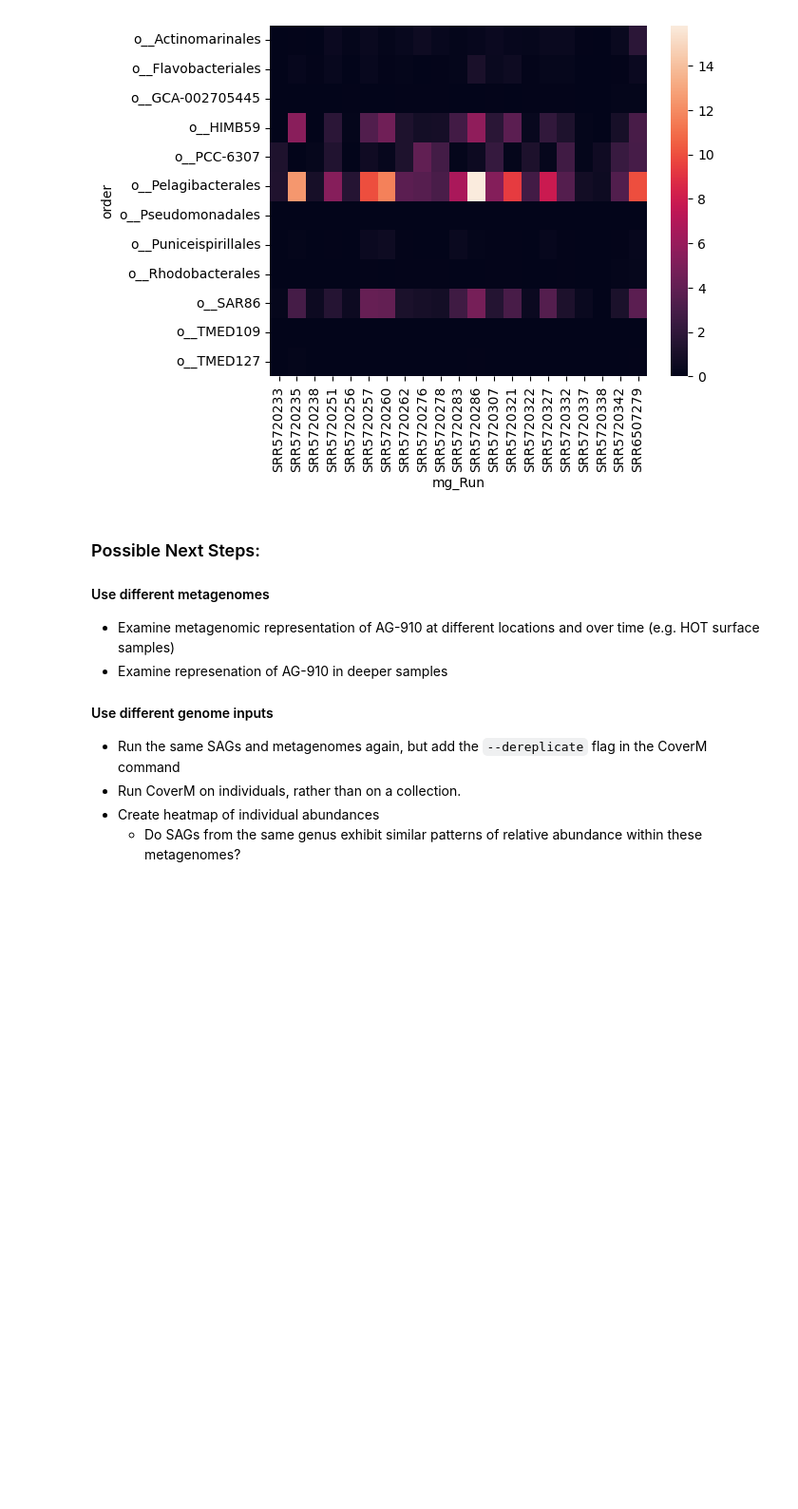
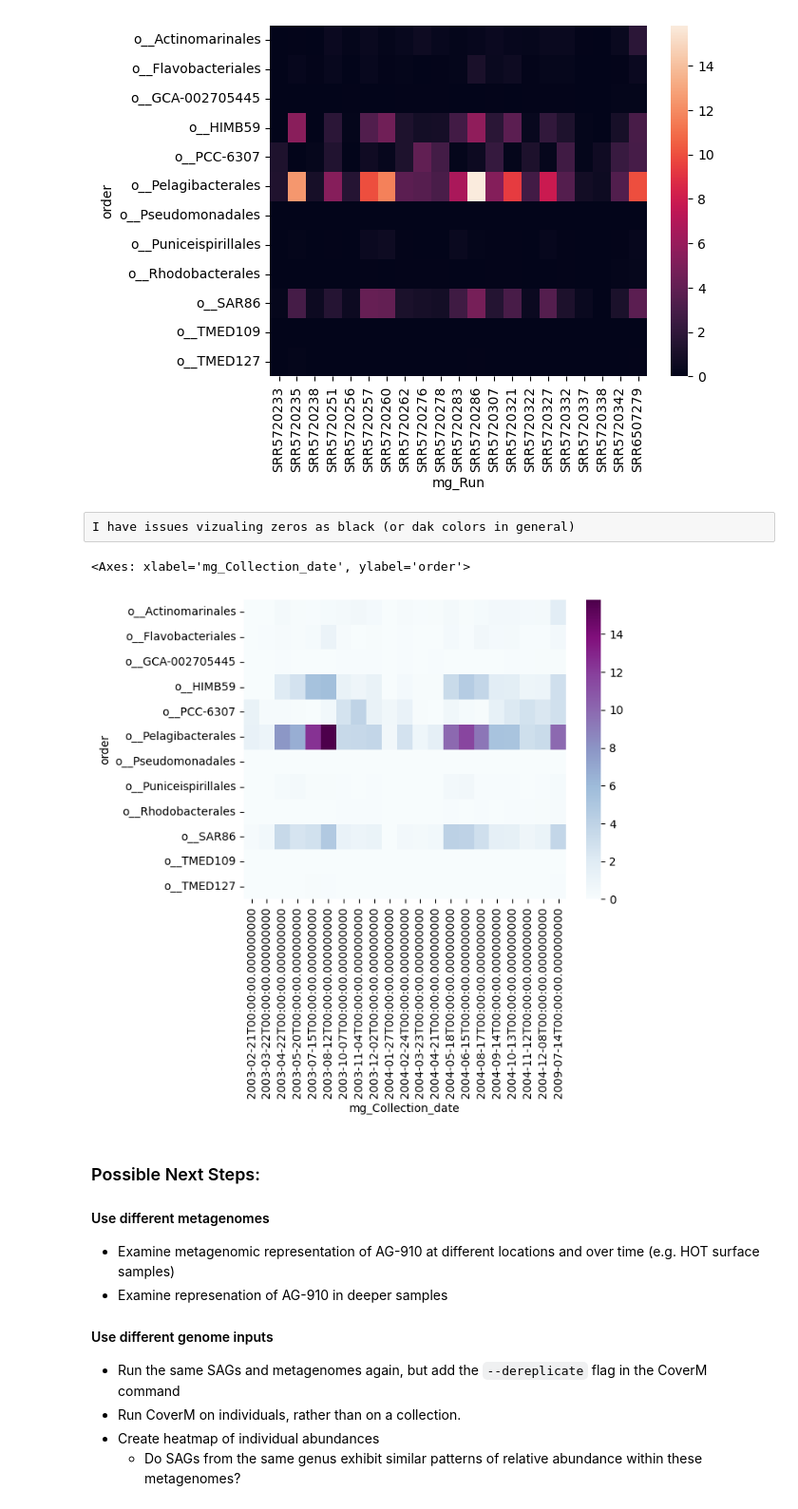
Before and after one commit to Bigelow-eSCG-tutorials/day2_recruitment, a Jupyter notebook: 3_Metagenome_recruitment_plotting.ipynb, the cells around one changed output. Shown: that part at 95% size. Saved outputs shown, nothing was run; the diff lists cells and outputs as text; code cells hidden in the pictures; blank space fills up the shorter version.

```diff
--- a/3_Metagenome_recruitment_plotting.ipynb
+++ b/3_Metagenome_recruitment_plotting.ipynb
@@ -505,6 +520,15 @@ sns.heatmap(to_plot)
 # %% [output]
 <Axes: xlabel='mg_Run', ylabel='order'>
 [figure]
+# %% [raw]
+I have issues vizualing zeros as black (or dak colors in general)
+# %%
+to_plot = order_rel_abund.pivot(index = 'order',columns = 'mg_Collection_date', values = 'perc_rel_abund')
+
+sns.heatmap(to_plot, cmap="BuPu")
+# %% [output]
+<Axes: xlabel='mg_Collection_date', ylabel='order'>
+[figure, added]
 # %% [markdown]
 ### Possible Next Steps:
 
```
Also changed, not shown: parts of 9 cells of this notebook, 2 other files.
